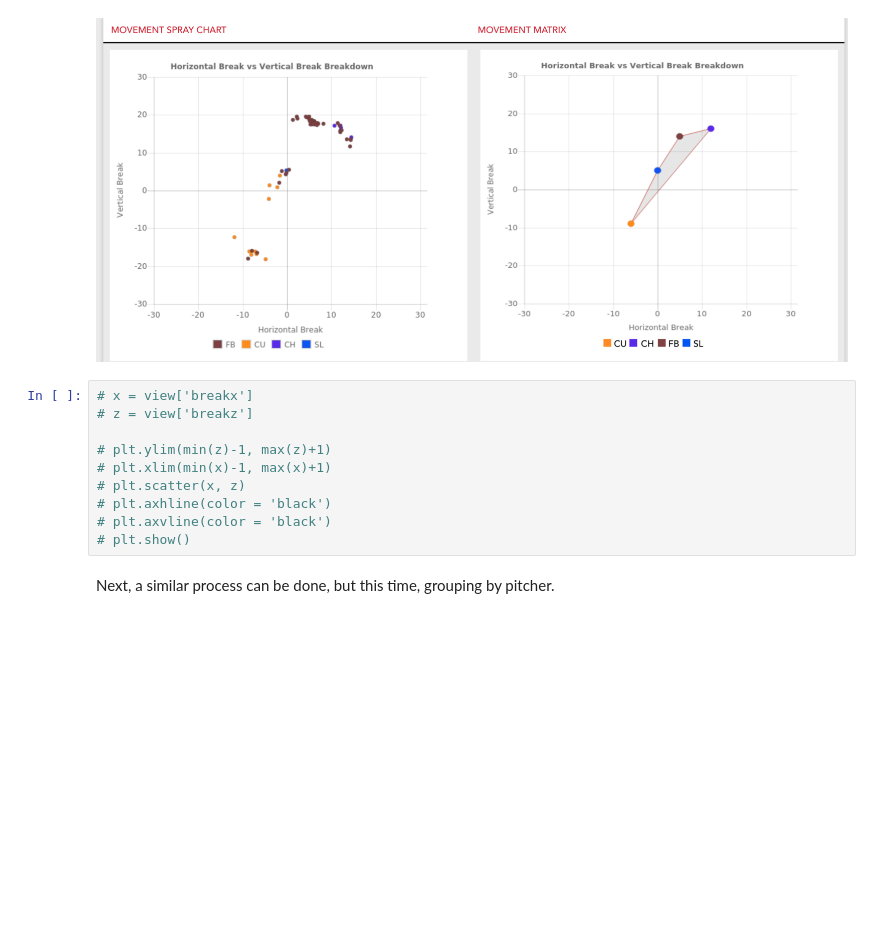
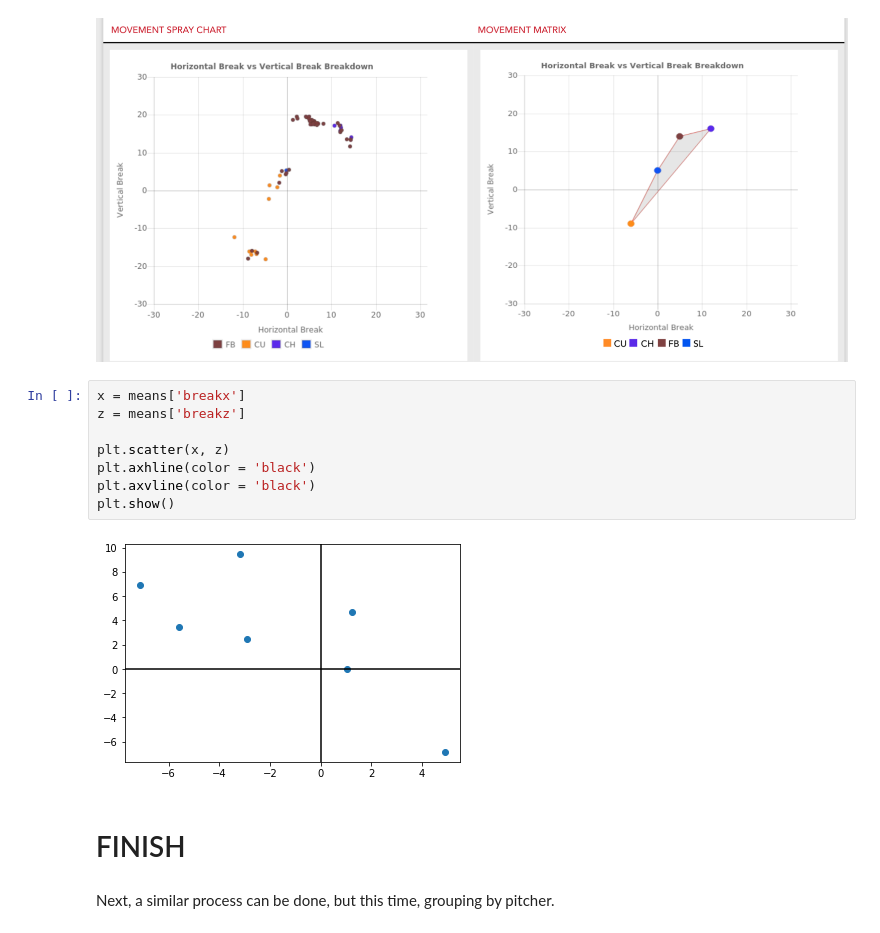
Before and after one commit to reetyf/yankees, a Jupyter notebook: Hailey_Weinschenk_QA_Associate_Questionnaire.ipynb, the cells around one changed output. Cells and saved outputs as stored; diff of their text form; blank space fills up the shorter version.

```diff
--- a/Hailey_Weinschenk_QA_Associate_Questionnaire.ipynb
+++ b/Hailey_Weinschenk_QA_Associate_Questionnaire.ipynb
@@ -221,15 +223,17 @@ There is one key clarification: the `breakx` and `initposx` are from the batter'
 # %% [markdown]
 ![Will+Klein+Rapsodo+Movement.png](attachment:Will+Klein+Rapsodo+Movement.png)
 # %%
-# x = view['breakx']
-# z = view['breakz']
+x = means['breakx']
+z = means['breakz']
 
-# plt.ylim(min(z)-1, max(z)+1)
-# plt.xlim(min(x)-1, max(x)+1)
-# plt.scatter(x, z)
-# plt.axhline(color = 'black')
-# plt.axvline(color = 'black')
-# plt.show()
+plt.scatter(x, z)
+plt.axhline(color = 'black')
+plt.axvline(color = 'black')
+plt.show()
+# %% [output]
+[figure, added]
+# %% [markdown]
+# FINISH
 # %% [markdown]
 Next, a similar process can be done, but this time, grouping by pitcher.
 # %%
```
Also changed, not shown: parts of 15 cells of this notebook.
